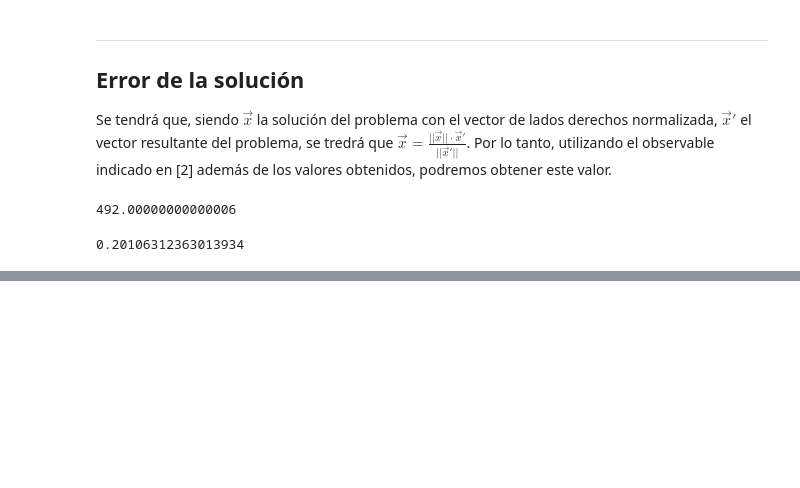
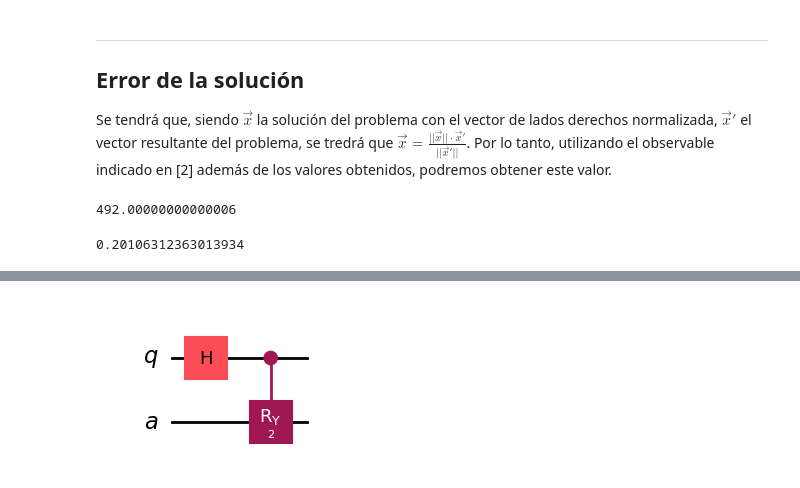
Before and after one commit to Nicofero/CITMAGA, a Jupyter notebook: Pruebas_Qiskit.ipynb, the cells around one changed output, grey strips where cells are left out. Drawn from its saved outputs; the diff is of its cells as text; code cells hidden in the pictures; blank space fills up the shorter version.

```diff
--- a/Pruebas_Qiskit.ipynb
+++ b/Pruebas_Qiskit.ipynb
@@ -555,0 +561,14 @@ prob /scaling ** 2
+# %%
+size = 1
+qr = QuantumRegister(size,name='q')
+qa = AncillaRegister(1,name="a")
+qc = QuantumCircuit(qr,qa)
+
+for i in range(size):
+    qc.h(i)
+
+qc.cry(2*1,qr[0],qa)
+
+qc.draw('mpl')
+# %% [output]
+[figure, added]
```
Also changed, not shown: parts of 1 cell of this notebook.
